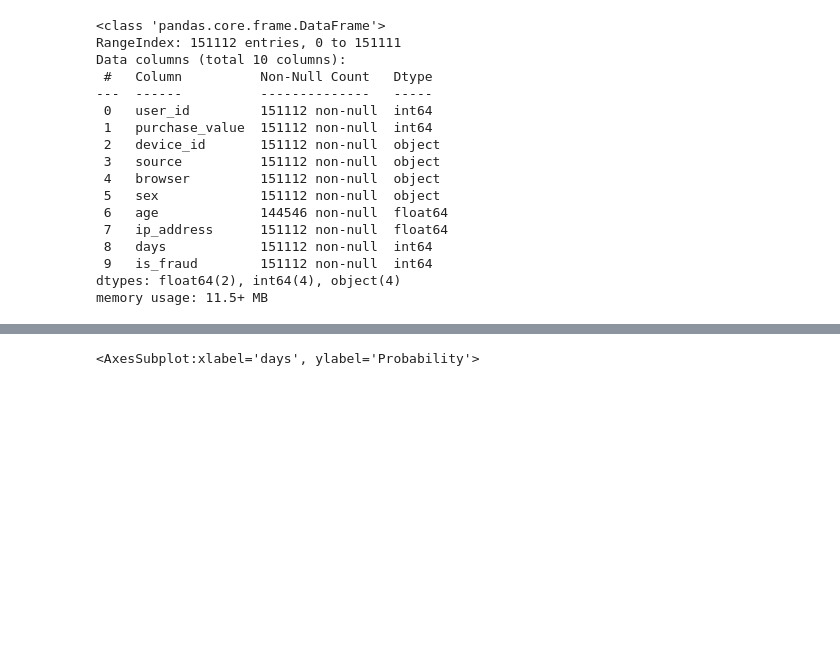
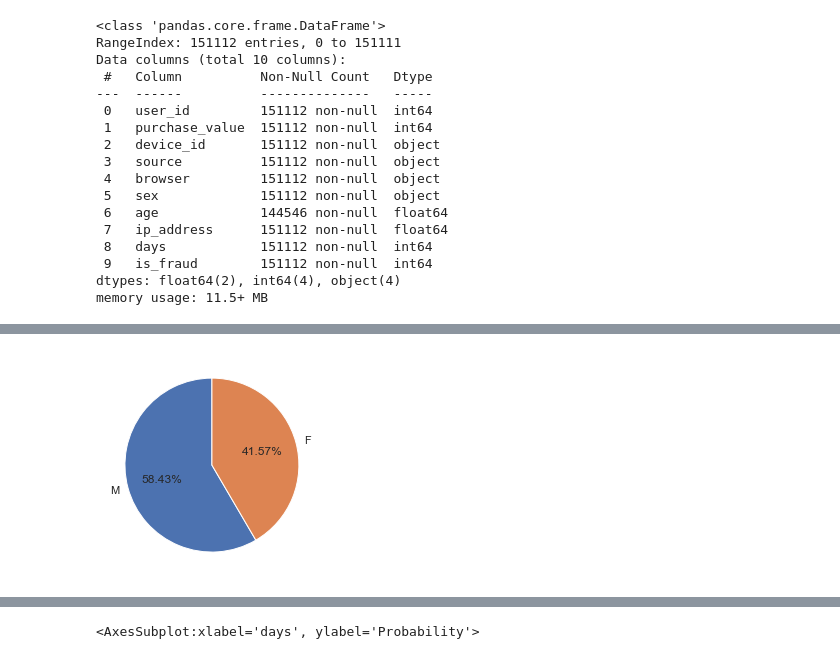
Before and after one commit to TeoTzeShuen/school, a Jupyter notebook: Individual Project/project.ipynb, the cells around one changed output, grey strips where cells are left out. Cells and saved outputs as stored; diff of their text form; code cells hidden in the pictures; blank space fills up the shorter version.

```diff
--- a/Individual Project/project.ipynb
+++ b/Individual Project/project.ipynb
@@ -88,0 +94,9 @@ df_clean.head()
+# %%
+# we can plot the 'sex' data into a piechart to see the distribution of sexes
+labels2 = 'M', 'F'
+figure1, ax1 = plt.subplots()
+
+ax1.pie(df.sex.value_counts(), autopct='%.2f%%', labels=labels2, startangle=90) # pie charts, to 2dp
+plt.show()
+# %% [output]
+[figure, added]
```
Also changed, not shown: parts of 28 cells of this notebook.
